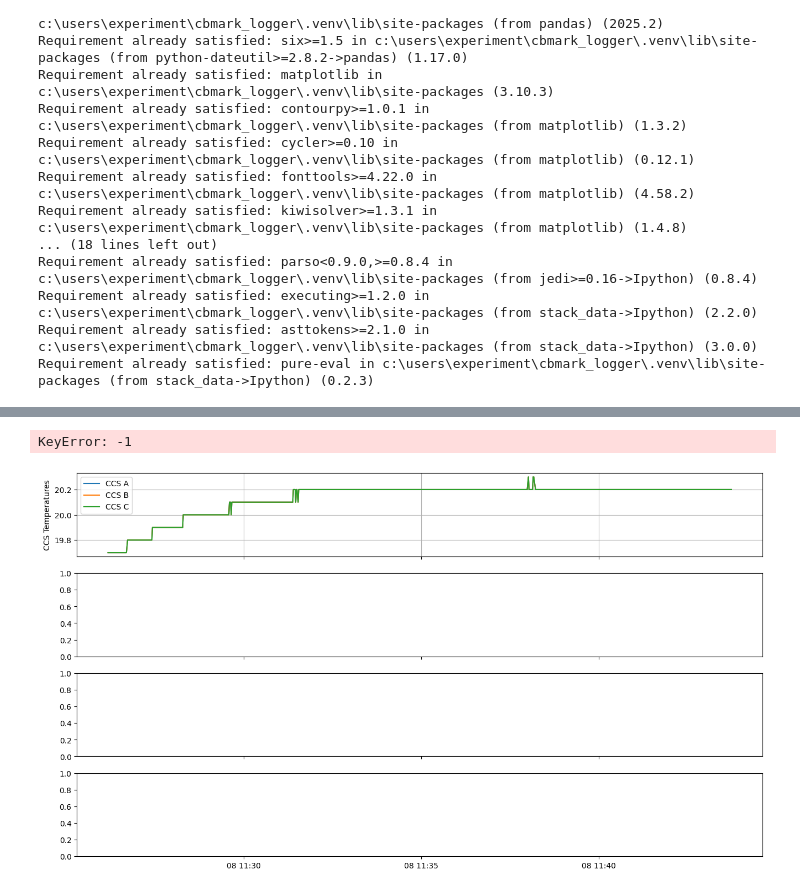
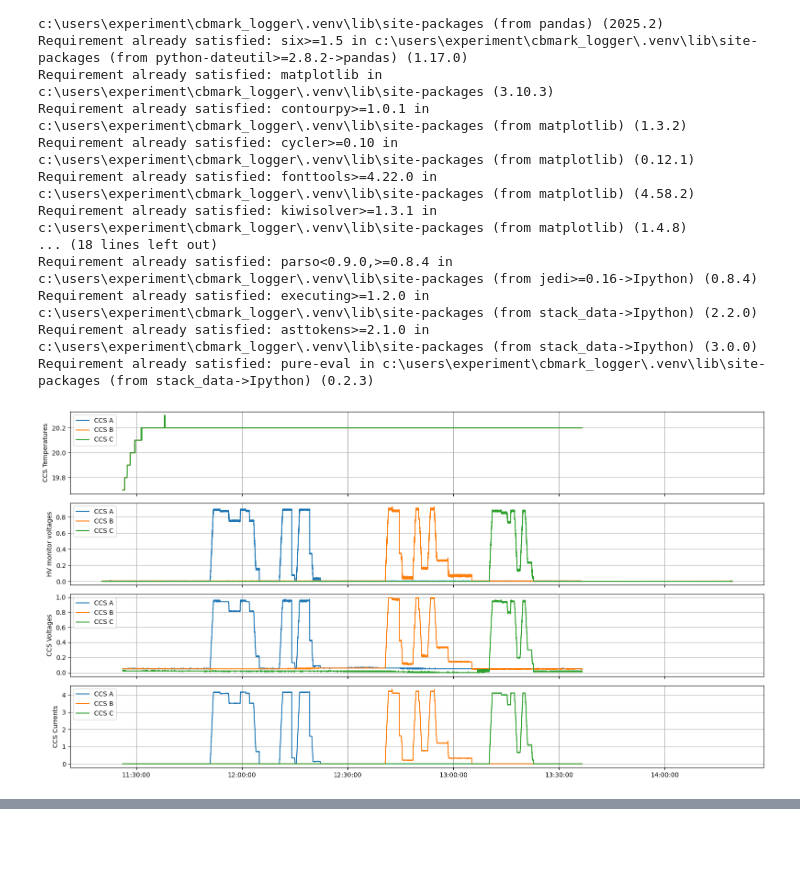
Before and after one commit to uw-loci/cbmark_logger, a Jupyter notebook: Generate_CCS_test_graph.ipynb, the cells around one changed output, grey strips where cells are left out. Drawn from its saved outputs; the diff is of its cells as text; code cells hidden in the pictures; blank space fills up the shorter version.

```diff
--- a/Generate_CCS_test_graph.ipynb
+++ b/Generate_CCS_test_graph.ipynb
@@ -364,7 +364,6 @@ def getGraph(pmon_csv, pressure_csv, hv_csv, CCSaTemp, CCSbTemp, CCScTemp, CCSaP
 
     # Filter by time range
     filtered_ADC_read = ADC_readings[(ADC_readings['Time'] >= start_time) & (ADC_readings['Time'] <= end_time)]
-    print(filtered_ADC_read)
 
 
     ###################
@@ -397,7 +396,7 @@ def getGraph(pmon_csv, pressure_csv, hv_csv, CCSaTemp, CCSbTemp, CCScTemp, CCSaP
     # axs[2].grid(True)
 
     # --- HV monitor plot ---
-    axs[1].plot(filtered_ADC_read['Time'].to_numpy(), filtered_ADC_read['a0'].to_numpy(), label='CCS A (' + filtered_ADC_read['a0'] + ')')
+    axs[1].plot(filtered_ADC_read['Time'].to_numpy(), filtered_ADC_read['a0'].to_numpy(), label='CCS A')
     axs[1].plot(filtered_ADC_read['Time'].to_numpy(), filtered_ADC_read['a1'].to_numpy(), label='CCS B')
     axs[1].plot(filtered_ADC_read['Time'].to_numpy(), filtered_ADC_read['a2'].to_numpy(), label='CCS C')
     axs[1].set_ylabel('HV monitor voltages')
@@ -432,39 +431,40 @@ def getGraph(pmon_csv, pressure_csv, hv_csv, CCSaTemp, CCSbTemp, CCScTemp, CCSaP
 # Tera term log file location on laptop: 'C:/Users/Experiment/cbmark_logger/Tera Term logs'
 
 # # Enter your Ebeam dashboard and Tera Term log files here and comment out the following 4 lines to use a specific file
-# dashboard_log_file = 'Data samples//log_export_2025-05-29_14-31-19.txt'
-# teraTerm_log_file = 'Data samples/HV_monitor 2025-06-10.txt'
+dashboard_log_file = 'C:/Users/Experiment/EBEAM_dashboard/EBEAM-Dashboard-Logs/log_2025-07-08_11-26-09.txt'
+teraTerm_log_file = 'Copy of Tera Term log 2025-07-08.txt'
 
-# Pick the most recently edited Tera Term log file
-teraTerm_files = glob.glob("C:/Users/Experiment/cbmark_logger/Tera Term logs/*")
-teraTerm_log_file = max(teraTerm_files, key=os.path.getctime)
+# # Pick the most recently edited Tera Term log file
+# teraTerm_files = glob.glob("C:/Users/Experiment/cbmark_logger/Tera Term logs/*")
+# teraTerm_log_file = max(teraTerm_files, key=os.path.getctime)
 
-# Pick the most recently edited dashboard log file
-dashboard_files = glob.glob("C:/Users/Experiment/EBEAM_dashboard/EBEAM-Dashboard-Logs/*")
-dashboard_log_file = max(dashboard_files, key=os.path.getctime)
+# # Pick the most recently edited dashboard log file
+# dashboard_files = glob.glob("C:/Users/Experiment/EBEAM_dashboard/EBEAM-Dashboard-Logs/*")
+# dashboard_log_file = max(dashboard_files, key=os.path.getctime)
 
 # If you want to use a CSV that wasn't generated right now, you'll need to change these
 pmon_csv = f'pmon_log-' + str(date) + '.csv'
 pressure_csv = f'pressure_log-'+ str(date) + '.csv'
 hvCurrent_csv = f'HV_log-'+ str(date) + '.csv'
 CCSaTemp = f'CCS_A_temp_log-'+ str(date) + '.csv'
 CCSbTemp = f'CCS_A_temp_log-'+ str(date) + '.csv'
 CCScTemp = f'CCS_A_temp_log-'+ str(date) + '.csv'
 CCSaPSU = f'ccs_psu_log-' + '1' + '-' + str(date) + '.csv'
 CCSbPSU = f'ccs_psu_log-' + '2' + '-' + str(date) + '.csv'
 CCScPSU = f'ccs_psu_log-' + '3' + '-' + str(date) + '.csv'
 
 # Create the CSV files
 # createPMONCSV(getPMONData(dashboard_log_file))
 # createPressureCSV(getPressureData(dashboard_log_file))
 createHvCSV(getHVData(teraTerm_log_file))
 createCCSaTempCSV(getCCSaTempData(dashboard_log_file))
 createCCSbTempCSV(getCCSbTempData(dashboard_log_file))
 createCCScTempCSV(getCCScTempData(dashboard_log_file))
 createCCSPowerCSV(getCCSPowerData(dashboard_log_file, '1'), '1')
 createCCSPowerCSV(getCCSPowerData(dashboard_log_file, '2'), '2')
 createCCSPowerCSV(getCCSPowerData(dashboard_log_file, '3'), '3')
 
 # Call the function to generate the graph
 getGraph(pmon_csv, pressure_csv, hvCurrent_csv, CCSaTemp, CCSbTemp, CCScTemp, CCSaPSU, CCSbPSU, CCScPSU)
 # %% [output]
+[figure, new version]
@@ -485,5 +472,3 @@ getGraph(pmon_csv, pressure_csv, hvCurrent_csv, CCSaTemp, CCSbTemp, CCScTemp, CC
-KeyError: -1
-[figure, old version]
 # %%
 # Log file location on laptop: 'C:/Users/Experiment/EBEAM_dashboard/EBEAM-Dashboard-Logs/'
 # Tera term log file location on laptop: 'C:/Users/Experiment/cbmark_logger/Tera Term logs'
```
Also changed, not shown: parts of 2 cells of this notebook.
